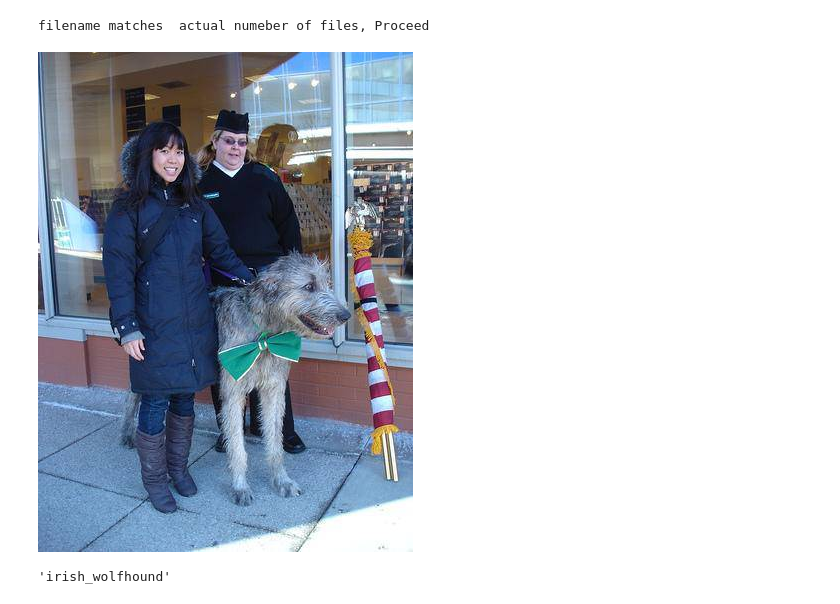
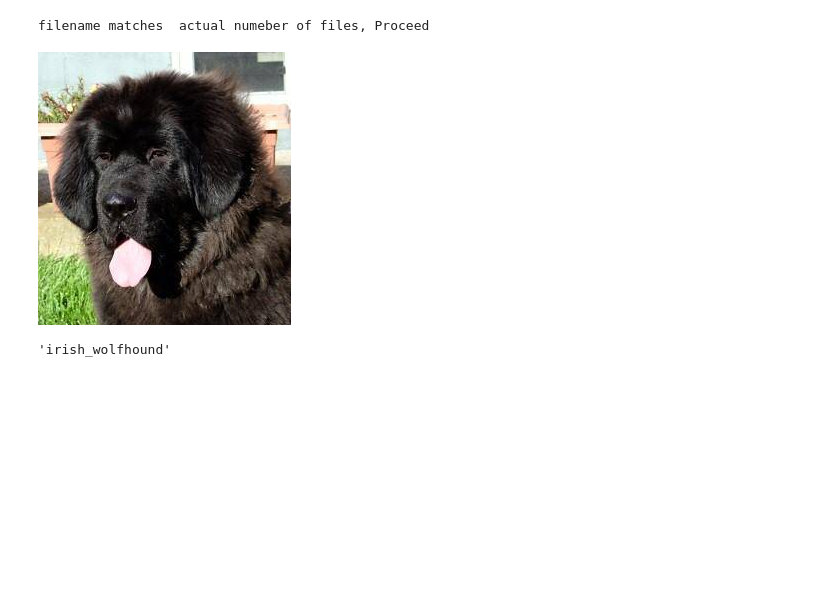
Before and after one commit to GaganSingh11/Dog-Vision-debugged, a Jupyter notebook: Project_dog_vision.ipynb, the cells around one changed output. Saved outputs shown, nothing was run; the diff lists cells and outputs as text; code cells hidden in the pictures; blank space fills up the shorter version.

Commit message:
visualized data batch

```diff
--- a/Project_dog_vision.ipynb
+++ b/Project_dog_vision.ipynb
@@ -157,9 +157,9 @@ else:
 filename matches  actual numeber of files, Proceed
 # %%
 # One more check
-Image(filename[999])
+Image(filename[998])
 # %% [output]
-[figure, old version]
+[figure, new version]
 # %%
 # Great!! Now, lets find out the breed of this dog
 labels_csv["breed"][999]
```
Also changed, not shown: parts of 11 cells of this notebook.
